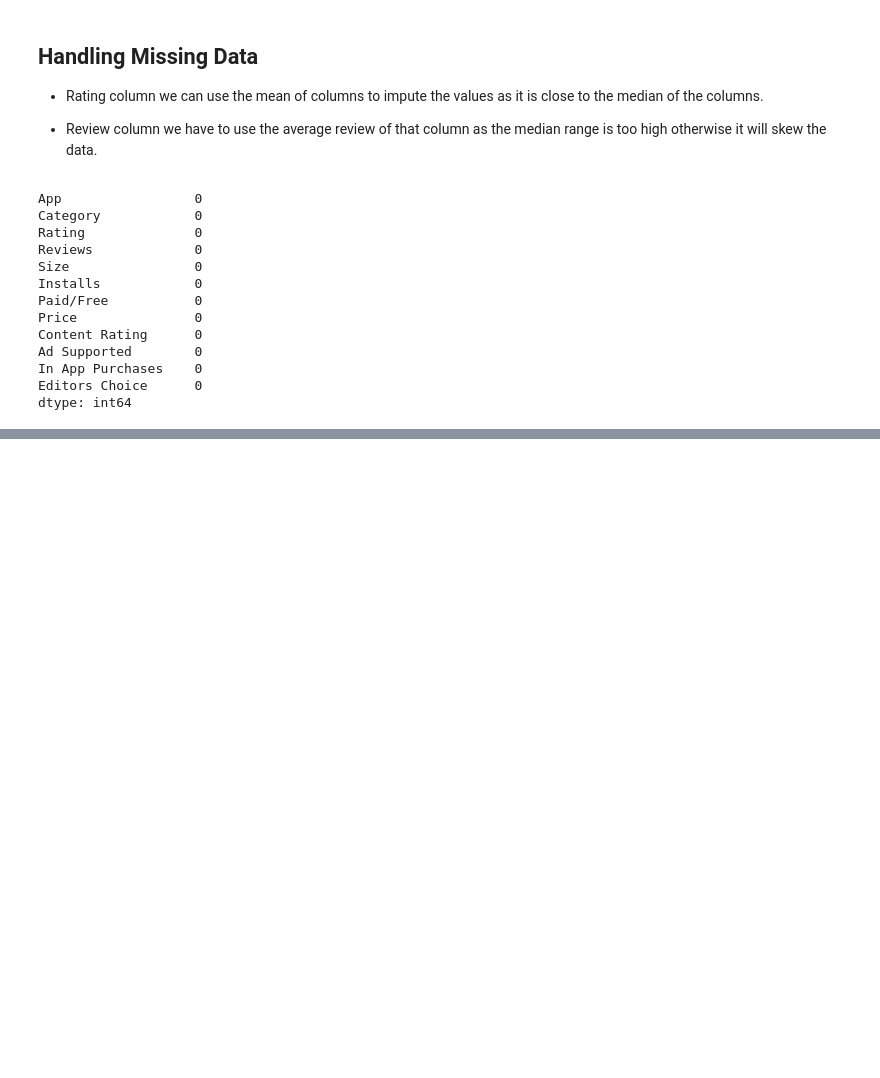
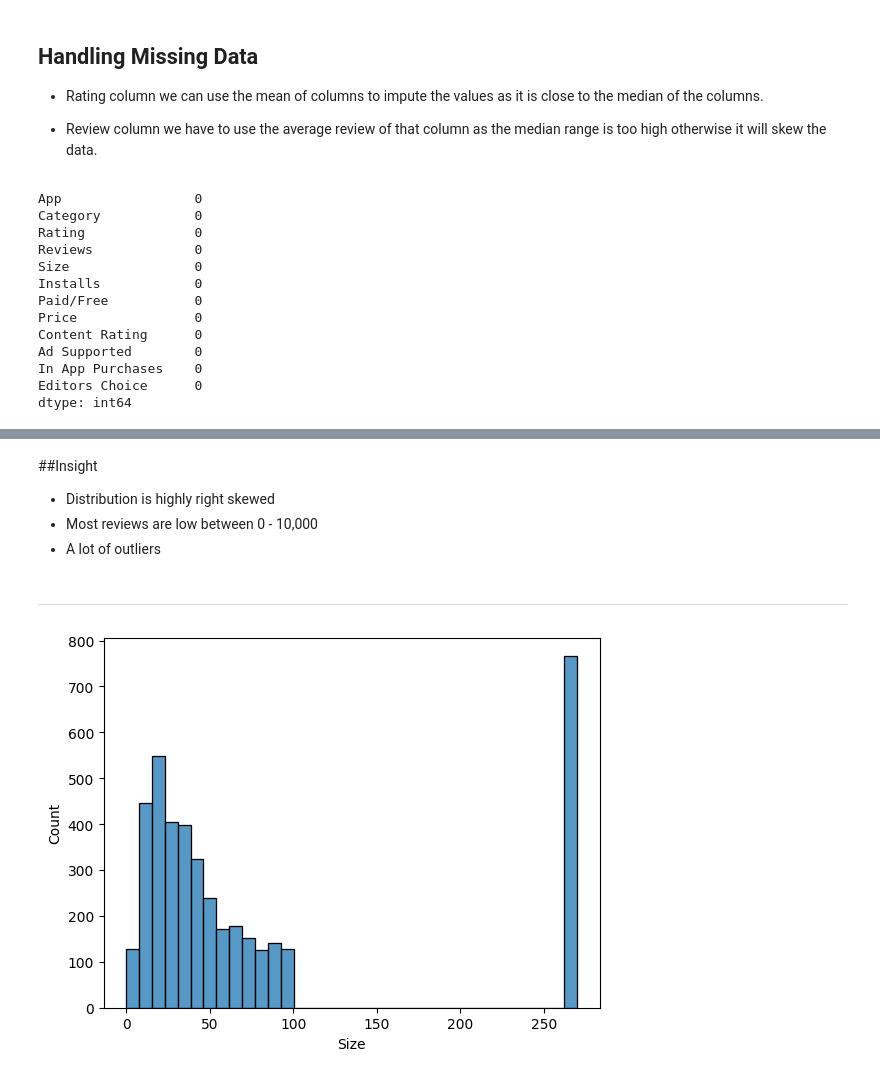
Before and after one commit to HunterKane/University-of-Texas-AI-ML-Projects-, a Jupyter notebook: Practice 1 Google Play Store Case Study - EDA Analysis/Google_Play_Store_Case_Study.ipynb, the cells around one changed output, grey strips where cells are left out. Cells and saved outputs as stored; diff of their text form; code cells hidden in the pictures; blank space fills up the shorter version.

```diff
--- a/Practice 1 Google Play Store Case Study - EDA Analysis/Google_Play_Store_Case_Study.ipynb
+++ b/Practice 1 Google Play Store Case Study - EDA Analysis/Google_Play_Store_Case_Study.ipynb
@@ -190,0 +260,14 @@ dtype: int64
+# %% [markdown]
+##Insight
+
+- Distribution is highly right skewed
+- Most reviews are low between 0 - 10,000
+- A lot of outliers
+# %% [markdown]
+--------------------------------------------------------------------------------
+# %%
+# Obersavtions from Size
+sns.histplot(data = df, x = "Size")
+plt.show()
+# %% [output]
+[figure, added]
```
Also changed, not shown: parts of 9 cells of this notebook.
